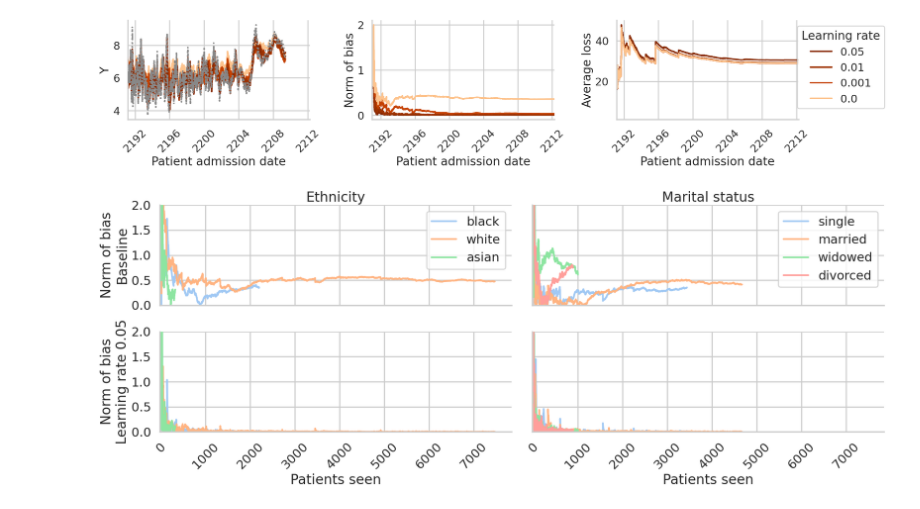
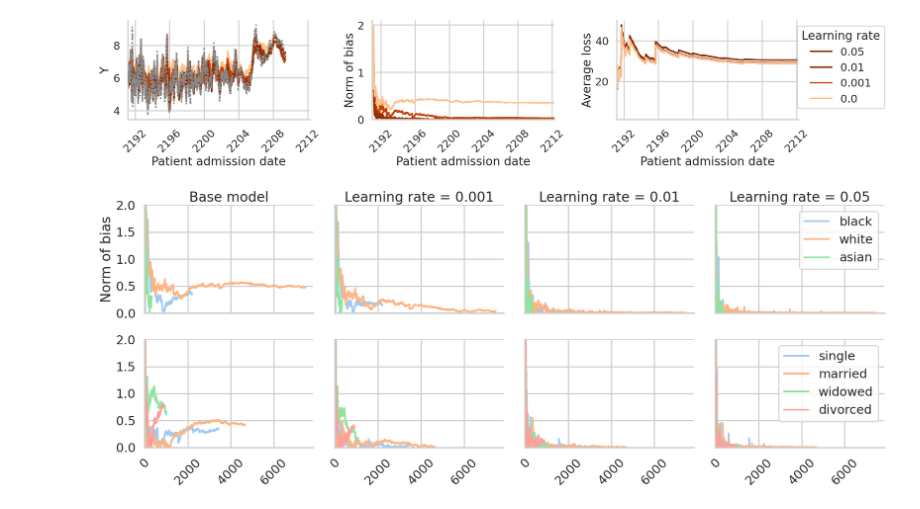
Before and after one commit to aangelopoulos/gradient-equilibrium, a Jupyter notebook: mimic_stay/multigroup.ipynb, the cells around one changed output. Cells and saved outputs as stored; diff of their text form; code cells hidden in the pictures.

```diff
--- a/mimic_stay/multigroup.ipynb
+++ b/mimic_stay/multigroup.ipynb
@@ -200,6 +200,7 @@ for ax in axs:
 axs[0].set_xlim([combined_df.admittime.min(),combined_df.admittime.max()])
 axs[1].set_xlim([combined_df.admittime.min()+timedelta(days=-60),combined_df.admittime.max()]) # For rendering purposes, the line doesn't appear otherwise
 axs[2].set_xlim([combined_df.admittime.min(),combined_df.admittime.max()])
+axs[1].set_ylim([0,None])
 sns.despine(top=True, right=True)
 plt.tight_layout()
 
@@ -218,58 +219,53 @@ for col in categorical_cols:
 uniques = [combined_df[col].unique() for col in categorical_cols]
 
 # Set up plot grid based on number of learning rates and categorical columns
-n_lrs = 2  # We'll show min and max learning rates
-fig, axs = plt.subplots(nrows=n_lrs, ncols=len(categorical_cols),
+fig, axs = plt.subplots(nrows=len(categorical_cols), ncols=len(lrs),
                        figsize=(20, 8), sharey=True, sharex=True)
 
-# Get min and max learning rates
-lr_min = combined_df.lr.min()
-lr_max = combined_df.lr.max()
-lrs_to_plot = [lr_min, lr_max]
 
-for i, lr in enumerate(lrs_to_plot):
+for i, lr in enumerate(lrs):
     df_subset = combined_df[combined_df.lr == lr]
 
     for j, col in enumerate(categorical_cols):
         for category in uniques[j]:
             cat_data = df_subset[df_subset[col] == category]
             gradients = np.array(cat_data.gradient.to_list())
             time = np.arange(len(gradients))+1
             average_gradient = gradients.cumsum(axis=0)/time[:,None]
 
-            sns.lineplot(ax=axs[i,j], x=time, y=np.abs(average_gradient[:,order.index(col + "_" + category)]),
+            sns.lineplot(ax=axs[j,i], x=time, y=np.abs(average_gradient[:,order.index(col + "_" + category)]),
                         label=category.lower().split('/')[0],
                         estimator=None, n_boot=0)
 
         # Formatting
+        if j == 0:
+            if i == 0:
+                axs[j,i].set_title("Base model")
+            else:
+                axs[j,i].set_title(f"Learning rate = {lr}")
         if i == 0:
-            axs[i,j].set_title(col.capitalize().replace('_', ' '))
-        if j == 0:
-            if lr == 0.0:
-                axs[i,j].set_ylabel("Norm of bias\nBase model")
-            else:
-                axs[i,j].set_ylabel(f"Norm of bias\nLearning rate {lr}")
-        if i == n_lrs-1:
-            axs[i,j].set_xlabel("Patients seen")
+            axs[j,i].set_ylabel(f"Norm of bias")
+        if j == len(lrs)-1:
+            axs[j,i].set_xlabel("Patients seen")
 
-        for tick in axs[i,j].get_xticklabels():
+        for tick in axs[j,i].get_xticklabels():
             tick.set_rotation(45)
 
-        if i == 1:  # Only keep legend for last row
-            axs[i,j].get_legend().remove()
+        if i < 3:  # Only keep legend for last row
+            axs[j,i].get_legend().remove()
         else:
-            sns.move_legend(axs[i,j], "upper right")
+            sns.move_legend(axs[j,i], "upper right")
 
 plt.ylim([0, 2])
 plt.xlim([-25,None])
 sns.despine(top=True, right=True)
 plt.tight_layout()
 
 if save:
     os.makedirs(f'./plots/{experiment_name}', exist_ok=True)
     plt.savefig(f'./plots/{experiment_name}/bias.pdf')
 if show:
     plt.show()
 # %% [output]
-[figure, old version]
+[figure, new version]
-[figure, old version]
+[figure, new version]
```
Also changed, not shown: 6 other files.
